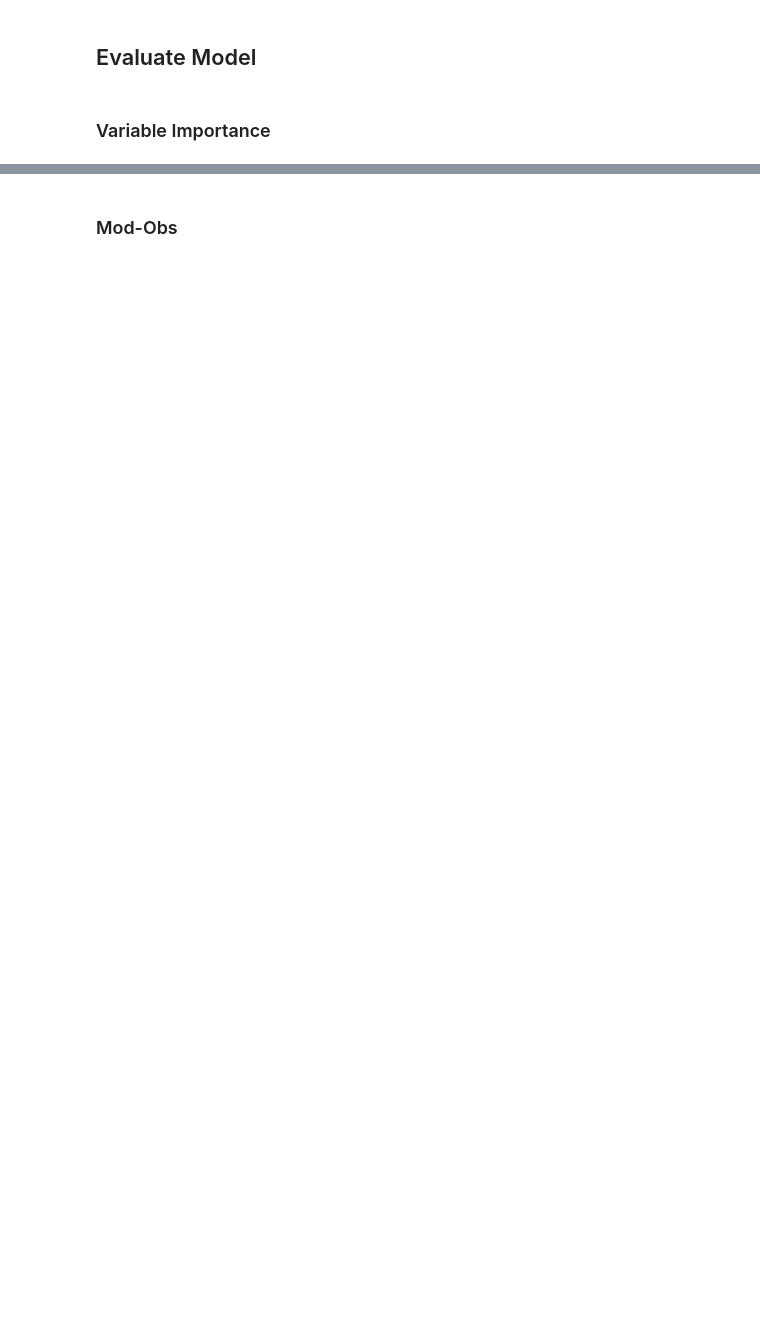
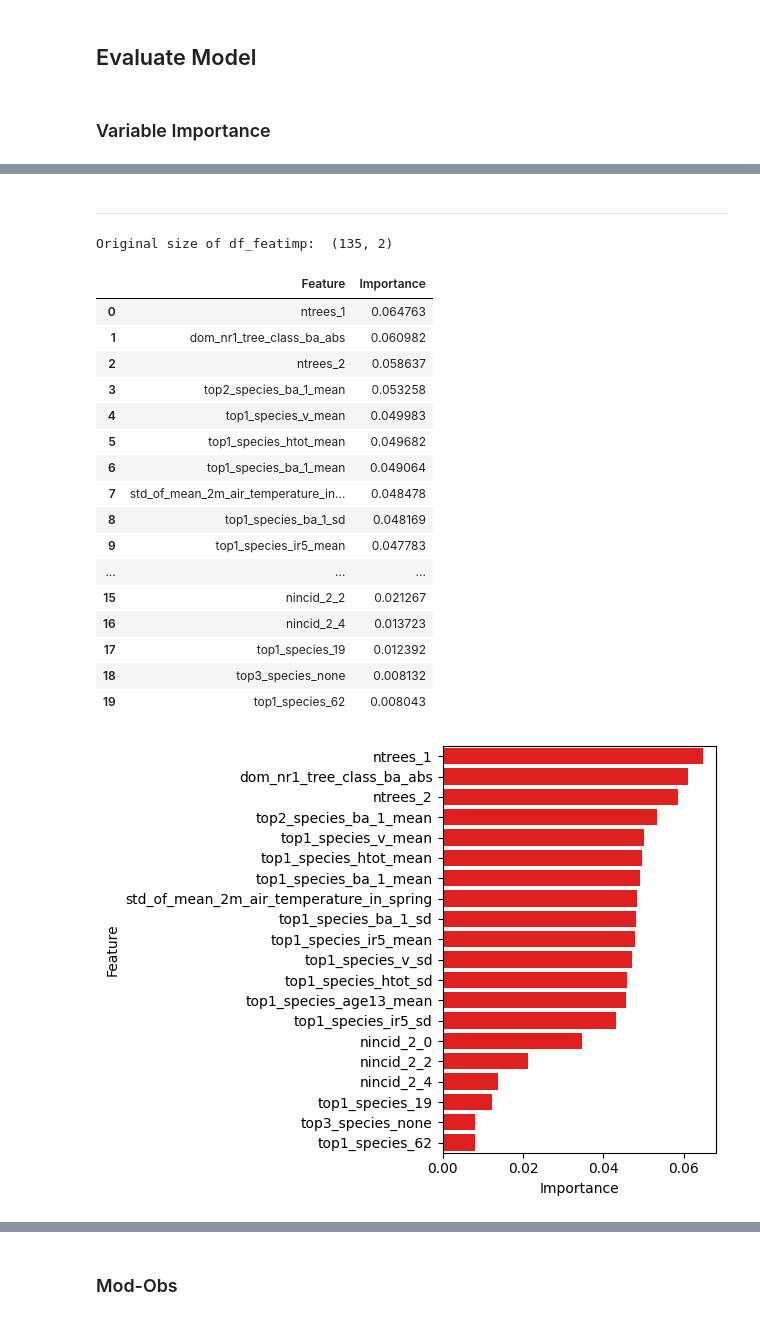
Before and after one commit to padasch/ifn_analysis, a Jupyter notebook: python/04_run_ml_models/run_random_forest.ipynb, the cells around one changed output, grey strips where cells are left out. Cells and saved outputs as stored; diff of their text form; code cells hidden in the pictures; blank space fills up the shorter version.

```diff
--- a/python/04_run_ml_models/run_random_forest.ipynb
+++ b/python/04_run_ml_models/run_random_forest.ipynb
@@ -1491,0 +2437,24 @@ Merged 51 vars into top3_species containing: ['top3_species_none', 'top3_species
+# %% [markdown]
+***
+# %%
+a, b = show_top_predictors(X_train_fin, vars_to_ohe, rf_best, with_aggregation=False)
+# %% [output]
+Original size of df_featimp:  (135, 2)
+|  | Feature | Importance |
+| 0 | ntrees_1 | 0.064763 |
+| 1 | dom_nr1_tree_class_ba_abs | 0.060982 |
+| 2 | ntrees_2 | 0.058637 |
+| 3 | top2_species_ba_1_mean | 0.053258 |
+| 4 | top1_species_v_mean | 0.049983 |
+| 5 | top1_species_htot_mean | 0.049682 |
+| 6 | top1_species_ba_1_mean | 0.049064 |
+| 7 | std_of_mean_2m_air_temperature_in... | 0.048478 |
+| 8 | top1_species_ba_1_sd | 0.048169 |
+| 9 | top1_species_ir5_mean | 0.047783 |
+| ... | ... | ... |
+| 15 | nincid_2_2 | 0.021267 |
+| 16 | nincid_2_4 | 0.013723 |
+| 17 | top1_species_19 | 0.012392 |
+| 18 | top3_species_none | 0.008132 |
+| 19 | top1_species_62 | 0.008043 |
+[figure, added]
```
Also changed, not shown: parts of 71 cells of this notebook.
